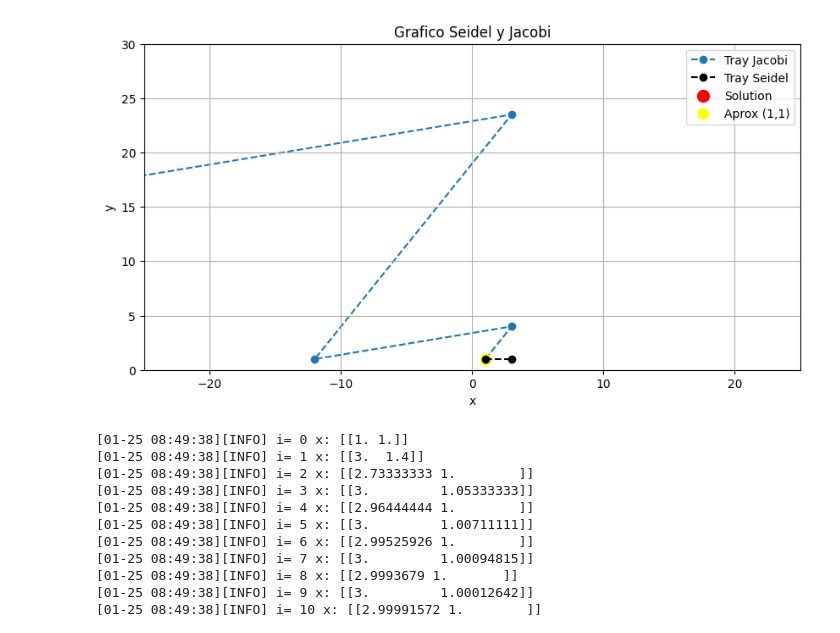
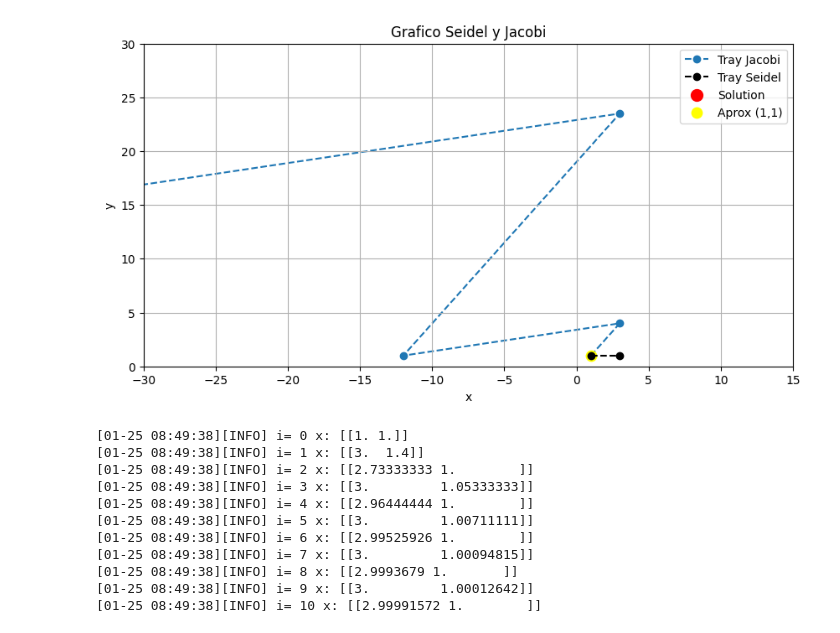
Before and after one commit to carol230/metodos-fuente-ia, a Jupyter notebook: Taller05.ipynb, the cells around one changed output. Saved outputs shown, nothing was run; the diff lists cells and outputs as text; code cells hidden in the pictures.

```diff
--- a/Taller05.ipynb
+++ b/Taller05.ipynb
@@ -40,31 +40,31 @@ Solucion: [[3.]
 # %%
 import matplotlib.pyplot as plt
 
 tray_x = [point[0] for point in tray]
 tray_y = [point[1] for point in tray]
 
 tray_xs = [points[0] for points in trays]
 tray_ys = [points[1] for points in trays]
 
 plt.figure(figsize=(10, 5))
 
 plt.plot(tray_x, tray_y, label='Tray Jacobi', linestyle='--', marker='o', zorder=1)
 
 plt.plot(tray_xs, tray_ys, label='Tray Seidel', linestyle='--', color='black', marker='o', zorder=4)
 
 plt.scatter(solution[0], solution[1], color='red', label='Solution', zorder=3, s=100)
 plt.scatter(initial_guess[0], initial_guess[1], color='yellow', label='Aprox (1,1)', zorder=2, s=80)
 
 plt.title('Grafico Seidel y Jacobi')
-plt.xlim(-25, 25)
+plt.xlim(-30, 15)
 plt.ylim(0, 30)
 plt.xlabel('x')
 plt.ylabel('y')
 plt.grid()
 plt.legend()
 plt.show()
 # %% [output]
-[figure, old version]
+[figure, new version]
 # %%
 %autoreload 2
 from src import gauss_jacobi
```
Also changed, not shown: parts of 2 cells of this notebook.
